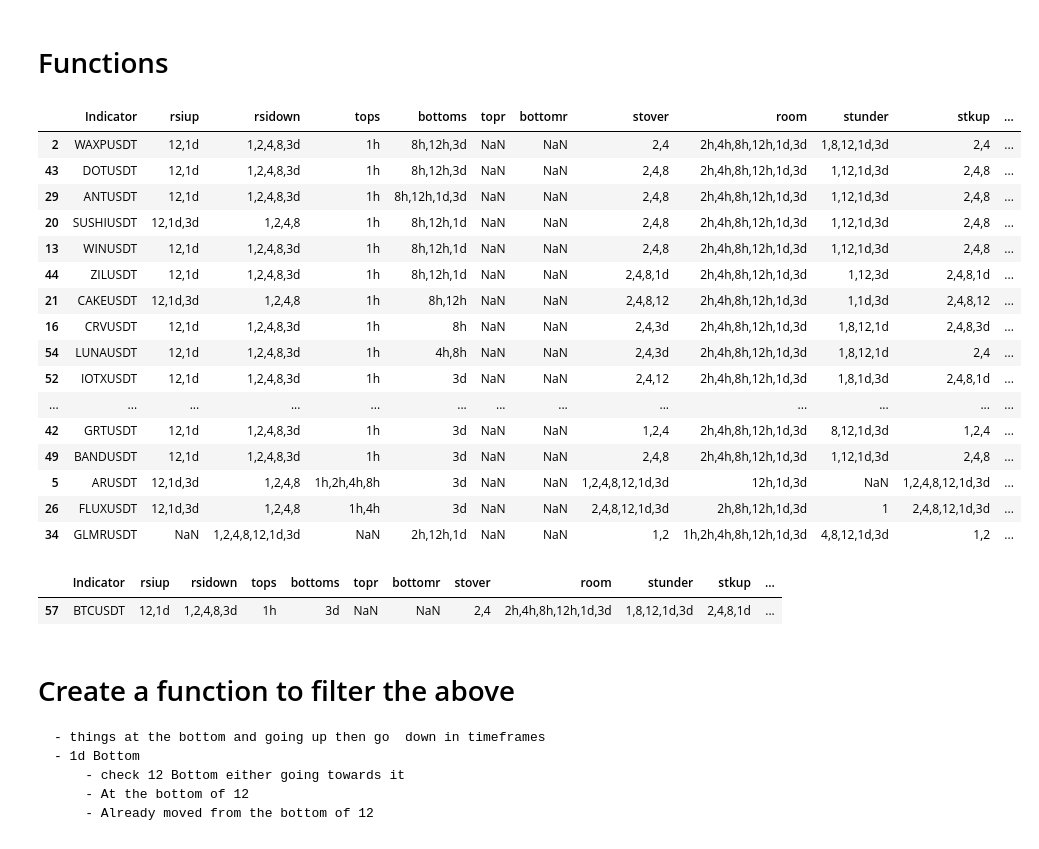
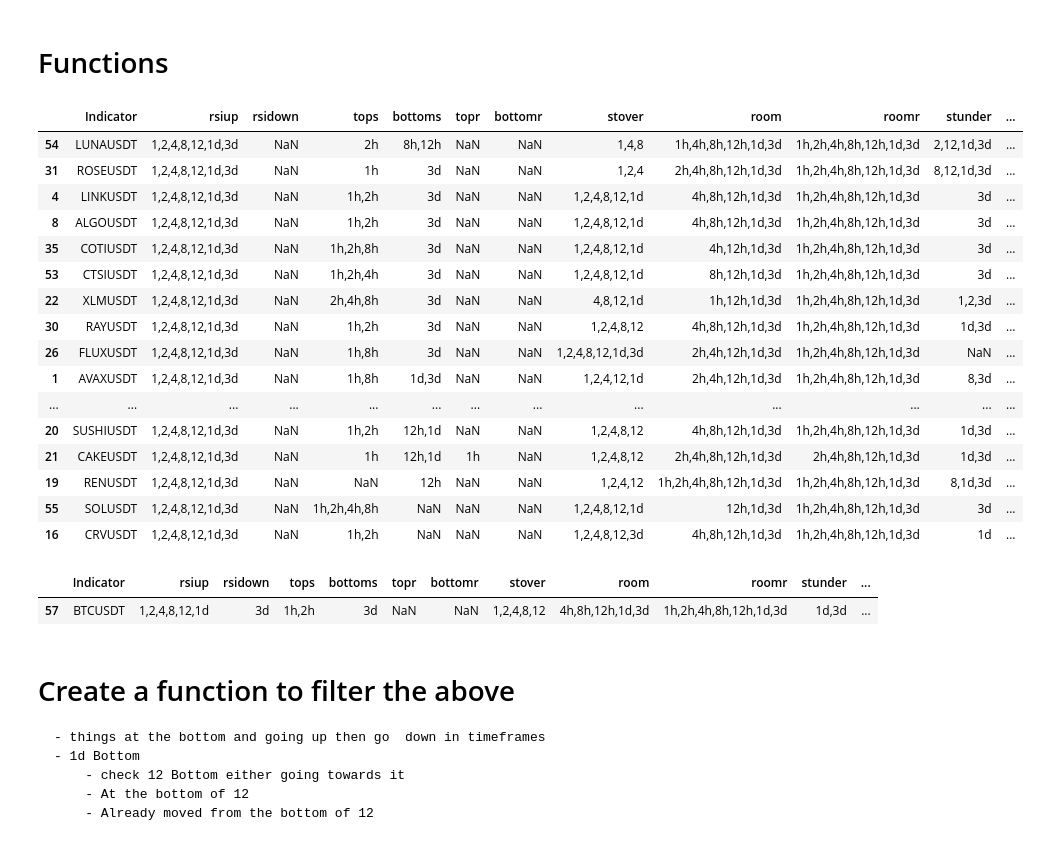
Before and after one commit to hjabbour/ML, a Jupyter notebook: STRSISMA3D1H-Draft.ipynb, the cells around one changed output. Cells and saved outputs as stored; diff of their text form; code cells hidden in the pictures.

```diff
--- a/STRSISMA3D1H-Draft.ipynb
+++ b/STRSISMA3D1H-Draft.ipynb
@@ -795,58 +795,61 @@ dframe=to_df(final ,tops,'tops')
 dframe=to_df(final ,uptrend,'uptrend')
 dframe1=to_df(final ,downtrend,'downtrend')
 #dframe=to_df(final ,shift,'shift')
 #dframe=to_df(final ,dshift,'dshift')
 #dframe=to_df(final ,topr,'topr')
 #dframe=to_df(final ,bottomr,'bottomr')
 #dframe=to_df(final ,room,'room')
 #dframe=to_df(final ,roomr,'roomr')
 #dframe=to_df(final ,rsiup,'rsiup')
 dframe=to_df(final ,rsidown,'rsidown')
 newframe=mergetables(final,dframe,dframe1)
 #newframe=callfun(final,'rsidown')
 newframe=callfun(final,'rsiup','rsidown','tops','bottoms','bottomr','uptrend','dshift','downtrend','shift')
 newframe=callfun(final,'rsiup','rsidown','tops','bottoms','bottomr','stover','stunder','stkup','stkdown')
-newframe=callfun(final,'rsiup','rsidown','tops','bottoms','topr','bottomr','stover','room','stunder','stkup','stkdown','uptrend','dshift','downtrend','shift')
+newframe=callfun(final,'rsiup','rsidown','tops','bottoms','topr','bottomr','stover','room','roomr','stunder','stkup','stkdown','uptrend','dshift','downtrend','shift')
 
 #newframe=newframe.sort_values(by=['downtrend','dshift','bottoms'],ascending=[True,True,True])
 newframe=newframe.sort_values(by=['bottoms','stkup','bottomr'],ascending=[False,True,False])
 newframe=newframe.sort_values(by=['bottoms','shift','bottomr'],ascending=[False,False,False])
 
 newframe.to_csv("allindi"+str(date.today())+".csv")
 
-test = newframe.loc[(newframe['bottoms'] >= '2h')]
+test = newframe.loc[(newframe['downtrend'] <= '1h')]
+test = newframe.loc[(newframe['bottoms'] <= '1h')]
+test = newframe.loc[(newframe['rsidown'].isnull()) | (newframe['rsidown'] <= '1') ]
+
 #test = newframe.loc[(newframe['shift'] >= '1h') &  (newframe['dshift'].isnull()) & (newframe['downtrend'].isnull()) ]
 #test = newframe.loc[(newframe['shift'] >= '1h') &  (newframe['dshift'].isnull()) ]
 
 #test = newframe.loc[(newframe['shift'] >= '12h,1d,3d')]
 
 newframe
 
 test
 # %% [output]
-|  | Indicator | rsiup | rsidown | tops | bottoms | topr | bottomr | stover | room | stunder | stkup | ... |
-| 2 | WAXPUSDT | 12,1d | 1,2,4,8,3d | 1h | 8h,12h,3d | NaN | NaN | 2,4 | 2h,4h,8h,12h,1d,3d | 1,8,12,1d,3d | 2,4 | ... |
-| 43 | DOTUSDT | 12,1d | 1,2,4,8,3d | 1h | 8h,12h,3d | NaN | NaN | 2,4,8 | 2h,4h,8h,12h,1d,3d | 1,12,1d,3d | 2,4,8 | ... |
-| 29 | ANTUSDT | 12,1d | 1,2,4,8,3d | 1h | 8h,12h,1d,3d | NaN | NaN | 2,4,8 | 2h,4h,8h,12h,1d,3d | 1,12,1d,3d | 2,4,8 | ... |
-| 20 | SUSHIUSDT | 12,1d,3d | 1,2,4,8 | 1h | 8h,12h,1d | NaN | NaN | 2,4,8 | 2h,4h,8h,12h,1d,3d | 1,12,1d,3d | 2,4,8 | ... |
-| 13 | WINUSDT | 12,1d | 1,2,4,8,3d | 1h | 8h,12h,1d | NaN | NaN | 2,4,8 | 2h,4h,8h,12h,1d,3d | 1,12,1d,3d | 2,4,8 | ... |
-| 44 | ZILUSDT | 12,1d | 1,2,4,8,3d | 1h | 8h,12h,1d | NaN | NaN | 2,4,8,1d | 2h,4h,8h,12h,1d,3d | 1,12,3d | 2,4,8,1d | ... |
-| 21 | CAKEUSDT | 12,1d,3d | 1,2,4,8 | 1h | 8h,12h | NaN | NaN | 2,4,8,12 | 2h,4h,8h,12h,1d,3d | 1,1d,3d | 2,4,8,12 | ... |
-| 16 | CRVUSDT | 12,1d | 1,2,4,8,3d | 1h | 8h | NaN | NaN | 2,4,3d | 2h,4h,8h,12h,1d,3d | 1,8,12,1d | 2,4,8,3d | ... |
-| 54 | LUNAUSDT | 12,1d | 1,2,4,8,3d | 1h | 4h,8h | NaN | NaN | 2,4,3d | 2h,4h,8h,12h,1d,3d | 1,8,12,1d | 2,4 | ... |
-| 52 | IOTXUSDT | 12,1d | 1,2,4,8,3d | 1h | 3d | NaN | NaN | 2,4,12 | 2h,4h,8h,12h,1d,3d | 1,8,1d,3d | 2,4,8,1d | ... |
+|  | Indicator | rsiup | rsidown | tops | bottoms | topr | bottomr | stover | room | roomr | stunder | ... |
+| 54 | LUNAUSDT | 1,2,4,8,12,1d,3d | NaN | 2h | 8h,12h | NaN | NaN | 1,4,8 | 1h,4h,8h,12h,1d,3d | 1h,2h,4h,8h,12h,1d,3d | 2,12,1d,3d | ... |
+| 31 | ROSEUSDT | 1,2,4,8,12,1d,3d | NaN | 1h | 3d | NaN | NaN | 1,2,4 | 2h,4h,8h,12h,1d,3d | 1h,2h,4h,8h,12h,1d,3d | 8,12,1d,3d | ... |
+| 4 | LINKUSDT | 1,2,4,8,12,1d,3d | NaN | 1h,2h | 3d | NaN | NaN | 1,2,4,8,12,1d | 4h,8h,12h,1d,3d | 1h,2h,4h,8h,12h,1d,3d | 3d | ... |
+| 8 | ALGOUSDT | 1,2,4,8,12,1d,3d | NaN | 1h,2h | 3d | NaN | NaN | 1,2,4,8,12,1d | 4h,8h,12h,1d,3d | 1h,2h,4h,8h,12h,1d,3d | 3d | ... |
+| 35 | COTIUSDT | 1,2,4,8,12,1d,3d | NaN | 1h,2h,8h | 3d | NaN | NaN | 1,2,4,8,12,1d | 4h,12h,1d,3d | 1h,2h,4h,8h,12h,1d,3d | 3d | ... |
+| 53 | CTSIUSDT | 1,2,4,8,12,1d,3d | NaN | 1h,2h,4h | 3d | NaN | NaN | 1,2,4,8,12,1d | 8h,12h,1d,3d | 1h,2h,4h,8h,12h,1d,3d | 3d | ... |
+| 22 | XLMUSDT | 1,2,4,8,12,1d,3d | NaN | 2h,4h,8h | 3d | NaN | NaN | 4,8,12,1d | 1h,12h,1d,3d | 1h,2h,4h,8h,12h,1d,3d | 1,2,3d | ... |
+| 30 | RAYUSDT | 1,2,4,8,12,1d,3d | NaN | 1h,2h | 3d | NaN | NaN | 1,2,4,8,12 | 4h,8h,12h,1d,3d | 1h,2h,4h,8h,12h,1d,3d | 1d,3d | ... |
+| 26 | FLUXUSDT | 1,2,4,8,12,1d,3d | NaN | 1h,8h | 3d | NaN | NaN | 1,2,4,8,12,1d,3d | 2h,4h,12h,1d,3d | 1h,2h,4h,8h,12h,1d,3d | NaN | ... |
+| 1 | AVAXUSDT | 1,2,4,8,12,1d,3d | NaN | 1h,8h | 1d,3d | NaN | NaN | 1,2,4,12,1d | 2h,4h,12h,1d,3d | 1h,2h,4h,8h,12h,1d,3d | 8,3d | ... |
 | ... | ... | ... | ... | ... | ... | ... | ... | ... | ... | ... | ... | ... |
-| 42 | GRTUSDT | 12,1d | 1,2,4,8,3d | 1h | 3d | NaN | NaN | 1,2,4 | 2h,4h,8h,12h,1d,3d | 8,12,1d,3d | 1,2,4 | ... |
-| 49 | BANDUSDT | 12,1d | 1,2,4,8,3d | 1h | 3d | NaN | NaN | 2,4,8 | 2h,4h,8h,12h,1d,3d | 1,12,1d,3d | 2,4,8 | ... |
-| 5 | ARUSDT | 12,1d,3d | 1,2,4,8 | 1h,2h,4h,8h | 3d | NaN | NaN | 1,2,4,8,12,1d,3d | 12h,1d,3d | NaN | 1,2,4,8,12,1d,3d | ... |
-| 26 | FLUXUSDT | 12,1d,3d | 1,2,4,8 | 1h,4h | 3d | NaN | NaN | 2,4,8,12,1d,3d | 2h,8h,12h,1d,3d | 1 | 2,4,8,12,1d,3d | ... |
-| 34 | GLMRUSDT | NaN | 1,2,4,8,12,1d,3d | NaN | 2h,12h,1d | NaN | NaN | 1,2 | 1h,2h,4h,8h,12h,1d,3d | 4,8,12,1d,3d | 1,2 | ... |
+| 20 | SUSHIUSDT | 1,2,4,8,12,1d,3d | NaN | 1h,2h | 12h,1d | NaN | NaN | 1,2,4,8,12 | 4h,8h,12h,1d,3d | 1h,2h,4h,8h,12h,1d,3d | 1d,3d | ... |
+| 21 | CAKEUSDT | 1,2,4,8,12,1d,3d | NaN | 1h | 12h,1d | 1h | NaN | 1,2,4,8,12 | 2h,4h,8h,12h,1d,3d | 2h,4h,8h,12h,1d,3d | 1d,3d | ... |
+| 19 | RENUSDT | 1,2,4,8,12,1d,3d | NaN | NaN | 12h | NaN | NaN | 1,2,4,12 | 1h,2h,4h,8h,12h,1d,3d | 1h,2h,4h,8h,12h,1d,3d | 8,1d,3d | ... |
+| 55 | SOLUSDT | 1,2,4,8,12,1d,3d | NaN | 1h,2h,4h,8h | NaN | NaN | NaN | 1,2,4,8,12,1d | 12h,1d,3d | 1h,2h,4h,8h,12h,1d,3d | 3d | ... |
+| 16 | CRVUSDT | 1,2,4,8,12,1d,3d | NaN | 1h,2h | NaN | NaN | NaN | 1,2,4,8,12,3d | 4h,8h,12h,1d,3d | 1h,2h,4h,8h,12h,1d,3d | 1d | ... |
 # %%
 test = newframe.loc[(newframe['Indicator'] == 'BTCUSDT')]
 test
 # %% [output]
-|  | Indicator | rsiup | rsidown | tops | bottoms | topr | bottomr | stover | room | stunder | stkup | ... |
-| 57 | BTCUSDT | 12,1d | 1,2,4,8,3d | 1h | 3d | NaN | NaN | 2,4 | 2h,4h,8h,12h,1d,3d | 1,8,12,1d,3d | 2,4,8,1d | ... |
+|  | Indicator | rsiup | rsidown | tops | bottoms | topr | bottomr | stover | room | roomr | stunder | ... |
+| 57 | BTCUSDT | 1,2,4,8,12,1d | 3d | 1h,2h | 3d | NaN | NaN | 1,2,4,8,12 | 4h,8h,12h,1d,3d | 1h,2h,4h,8h,12h,1d,3d | 1d,3d | ... |
 # %% [markdown]
 # Create a function to filter the above
     - things at the bottom and going up then go  down in timeframes
```
Also changed, not shown: parts of 34 cells of this notebook, 2 other files.
